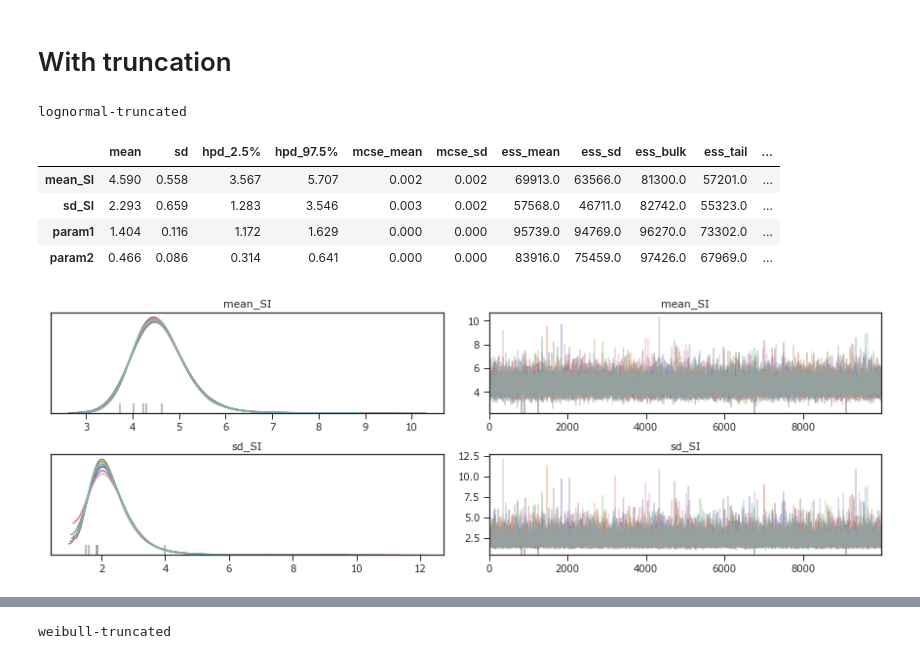
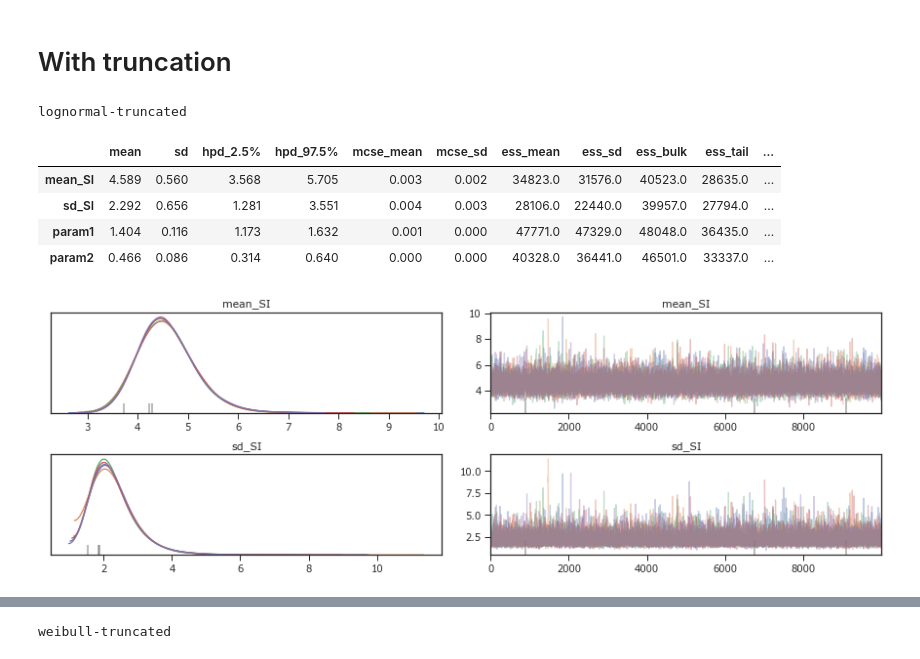
Before and after one commit to aakhmetz/COVID19SerialInterval, a Jupyter notebook: scripts/A2. Processing the traces.ipynb, the cells around one changed output, grey strips where cells are left out. Saved outputs shown, nothing was run; the diff lists cells and outputs as text; code cells hidden in the pictures.

```diff
--- a/scripts/A2. Processing the traces.ipynb
+++ b/scripts/A2. Processing the traces.ipynb
@@ -59,7 +59,7 @@ def get_stats(cmdstan_data):
     stats['var'] = stats['var'].apply(lambda st: st[:st.find("[")] if "[" in st else st)
     return stats.loc[:,['var','time','mean','hpd2.5','hpd25','hpd75','hpd97.5','q2.5','q25','median','q75','q97.5','ess_bulk','ess_tail','r_hat']]
 # %%
-resultsdir = "../../../Hokkaido_Backup/Wuhan Serial Interval 2020/stan-sims-certain"
+resultsdir = "../../../../Hokkaido_Backup_old/Wuhan_Serial_interval_2020/stan-sims-certain"
 dirs = !ls "{resultsdir}"
 dirs
 # %% [output]
@@ -225,21 +293,21 @@ weibull-no_truncation
 # %%
 folder = "lognormal-truncated"
 distrib, truncation_type = folder.split("-")
 
 print(colored(folder, 'red'))
 posterior_glob = !cd "{resultsdir}/{folder}"; ls trace-*
-cmdstan_data = az.from_cmdstan(posterior = [resultsdir+"/"+folder+"/"+x for x in posterior_glob],
+cmdstan_data = az.from_cmdstan(posterior = [resultsdir+"/"+folder+"/"+x for x in posterior_glob[:5]],
                                log_likelihood="log_likelihood")
-cmdstan_stats = get_stats(cmdstan_data)
+cmdstan_stats = get_stats(cmdstan_data.posterior.drop(['e_raw','s_raw','e','s']))
 
 az.plot_trace(cmdstan_data, var_names=['mean_SI','sd_SI']);
 plt.savefig(traceplotsdir+"/trace-"+folder+".pdf", format='pdf')
 az.summary(cmdstan_data,credible_interval=0.95,var_names=['mean_SI','sd_SI','param1','param2'])
 # %% [output]
 lognormal-truncated
 |  | mean | sd | hpd_2.5% | hpd_97.5% | mcse_mean | mcse_sd | ess_mean | ess_sd | ess_bulk | ess_tail | ... |
-| mean_SI | 4.590 | 0.558 | 3.567 | 5.707 | 0.002 | 0.002 | 69913.0 | 63566.0 | 81300.0 | 57201.0 | ... |
-| sd_SI | 2.293 | 0.659 | 1.283 | 3.546 | 0.003 | 0.002 | 57568.0 | 46711.0 | 82742.0 | 55323.0 | ... |
-| param1 | 1.404 | 0.116 | 1.172 | 1.629 | 0.000 | 0.000 | 95739.0 | 94769.0 | 96270.0 | 73302.0 | ... |
-| param2 | 0.466 | 0.086 | 0.314 | 0.641 | 0.000 | 0.000 | 83916.0 | 75459.0 | 97426.0 | 67969.0 | ... |
+| mean_SI | 4.589 | 0.560 | 3.568 | 5.705 | 0.003 | 0.002 | 34823.0 | 31576.0 | 40523.0 | 28635.0 | ... |
+| sd_SI | 2.292 | 0.656 | 1.281 | 3.551 | 0.004 | 0.003 | 28106.0 | 22440.0 | 39957.0 | 27794.0 | ... |
+| param1 | 1.404 | 0.116 | 1.173 | 1.632 | 0.001 | 0.000 | 47771.0 | 47329.0 | 48048.0 | 36435.0 | ... |
+| param2 | 0.466 | 0.086 | 0.314 | 0.640 | 0.000 | 0.000 | 40328.0 | 36441.0 | 46501.0 | 33337.0 | ... |
-[figure, old version]
+[figure, new version]
```
Also changed, not shown: parts of 14 cells of this notebook, 4 other files.
